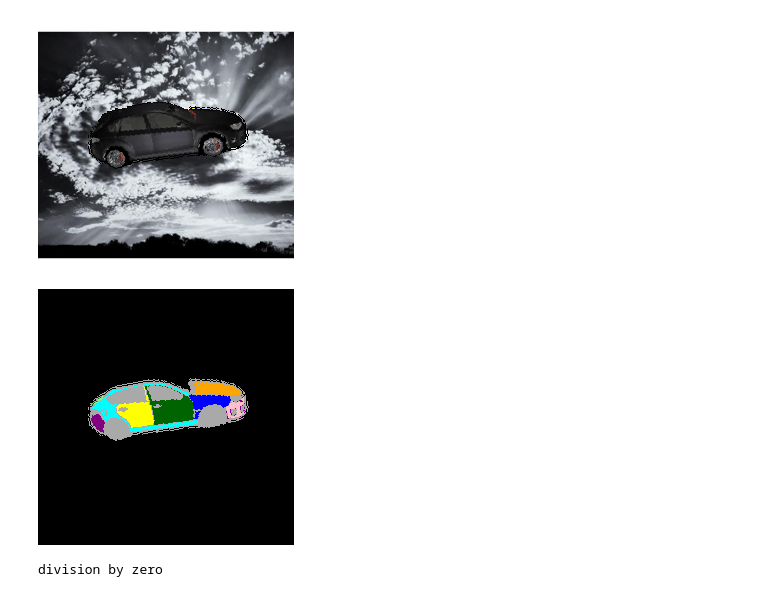
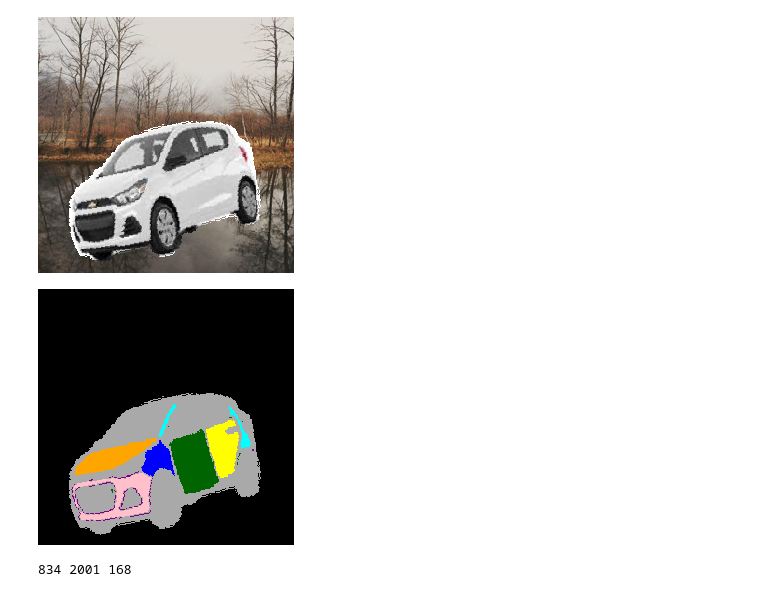
Before and after one commit to chphardi/Deep-learning-project-21, a Jupyter notebook: Add_Backgrounds.ipynb, the cells around one changed output. Saved outputs shown, nothing was run; the diff lists cells and outputs as text; code cells hidden in the pictures.

Commit message:
Add zoom and some augmentations to real photos

```diff
--- a/Add_Backgrounds.ipynb
+++ b/Add_Backgrounds.ipynb
@@ -76,7 +76,7 @@ def set_background(car_arr, labels_arr, img):
 
     return back_arr
 
-def move_full_car(arr, x, y, angle=0):
+def move_full_car(arr, x, y, angle=0, zoom=1):
     """Moves the center of the car to (x, y). Takes the whole array (car AND labels)"""
     car_idxs = np.where(arr!=0)
     car_bbox = [max(0,np.min(car_idxs[1])-10), max(0,np.min(car_idxs[0])-10), min(255, np.max(car_idxs[1])+10), min(255,np.max(car_idxs[0])+10)]
@@ -84,6 +84,7 @@ def move_full_car(arr, x, y, angle=0):
     car_arr = arr[car_bbox[1]:car_bbox[3],car_bbox[0]:car_bbox[2]]
     # Rotate the car
     car_arr = ndimage.rotate(car_arr, angle, reshape=True, order=0)
+    car_arr = ndimage.zoom(car_arr, (zoom, zoom, 1), order=0)
     # Edges of the car in the new array (without taking into account new image borders)
     edges = [y-np.ceil(car_arr.shape[0]/2),y+np.floor(car_arr.shape[0]/2),x-np.ceil(car_arr.shape[1]/2),x+np.floor(car_arr.shape[1]/2)]
     # Where to crop the car if it goes off bounds
@@ -103,7 +104,7 @@ from PIL import Image
 import random
 
 class CarDataset(Dataset):
-    def __init__(self, root, file_list: list=None, background_root: str=None, move_car: bool=False, rotate_car: bool=False):
+    def __init__(self, root, file_list: list=None, background_root: str=None, move_car: bool=False, rotate_car: bool=False, zoom_car: bool=False):
         """
         Initializes the dataset.
         Parameters:
@@ -111,6 +112,8 @@ class CarDataset(Dataset):
             background_root: root folder of the background folders. If not specified, no backgrounds will be used.
             move_car: specifies if the cars should be moved to a random location in the image
             rotate_car: specifies if the cars should be given a random rotation (within a range)
+        Backgrounds, rotations and translations are random. There is a chance that none will be performed at all.
+        This chance is higher for 'photo' images, which will only be rotated/translated when the background is changed (to avoid black bars)
         """
         self.root = root
         self.filenames = os.listdir(self.root) if file_list is None else file_list
@@ -119,6 +122,7 @@ class CarDataset(Dataset):
             self.backgrounds = [os.path.join(background_root, filename) for filename in os.listdir(background_root)]
         self.move_car = move_car
         self.rotate_car = rotate_car
+        self.zoom_car = zoom_car
 
     def __len__(self):
         return len(self.filenames)
@@ -126,16 +130,22 @@ class CarDataset(Dataset):
     def __getitem__(self, index):
         filename = self.filenames[index]
         arr = np.load(os.path.join(self.root, filename))
+        photo_mod = True
+        if 'photo' in filename:
+            # Photos only get modified with 33% chance. And always get both transforms
+            photo_mod = random.randrange(0,3)==1
         # Don't move car with 10% probability
-        if self.move_car and random.randrange(0,10)>0:
-            x = random.randrange(80,160)
-            y = random.randrange(100,210)
+        if self.move_car and random.randrange(0,10)>0 and photo_mod:
+            x = random.randrange(80,255-80)
+            y = random.randrange(80,255-80)
             angle = random.randrange(-30,30) if self.rotate_car else 0
-            arr = move_full_car(arr, x, y, angle)
+            zoom = random.uniform(0.8,1.4) if self.zoom_car else 1
+            arr = move_full_car(arr, x, y, angle, zoom)
         car = arr[:,:,0:3]
         labels = arr[:,:,3]
-        if self.background_root is not None and 'photo' not in filename and random.randrange(0,10)>0:
+        if self.background_root is not None and photo_mod:
             rand_idx = random.randrange(0,len(self.backgrounds))
+            # Some backgrounds are RGB
             img = Image.open(self.backgrounds[rand_idx]).convert('RGB')
             car = set_background(car, labels, img)
         # Resize function does not work on int dtypes, so we must convert to float before
@@ -147,17 +157,22 @@ class CarDataset(Dataset):
 
         return torch.tensor(car), torch.tensor(labels/10)
 # %%
-ds = CarDataset(data_root, move_car=True, rotate_car=True, background_root=backgrounds_root)
-car, labels = ds[0]
+ds = CarDataset(data_root, move_car=True, rotate_car=True, zoom_car=True, background_root=backgrounds_root)
+car, labels = ds[-150]
 display_car(car)
 display_labels(labels)
 # %% [output]
-[figure, old version]
+[figure, new version]
-[figure, old version]
+[figure, new version]
 # %%
-try:
-    print(1/0)
-except ZeroDivisionError or OSError as e:
-    print(e)
+black_car = []
+orange_car = []
+photos = []
+for file in os.listdir('./carseg_data-2/arrays'):
+    if 'orange' in file: orange_car.append(file)
+    elif 'black' in file: black_car.append(file)
+    elif 'photo' in file: photos.append(file)
+
+print(len(black_car), len(orange_car), len(photos))
 # %% [output]
-division by zero
+834 2001 168
```
Also changed, not shown: parts of 2 cells of this notebook.
